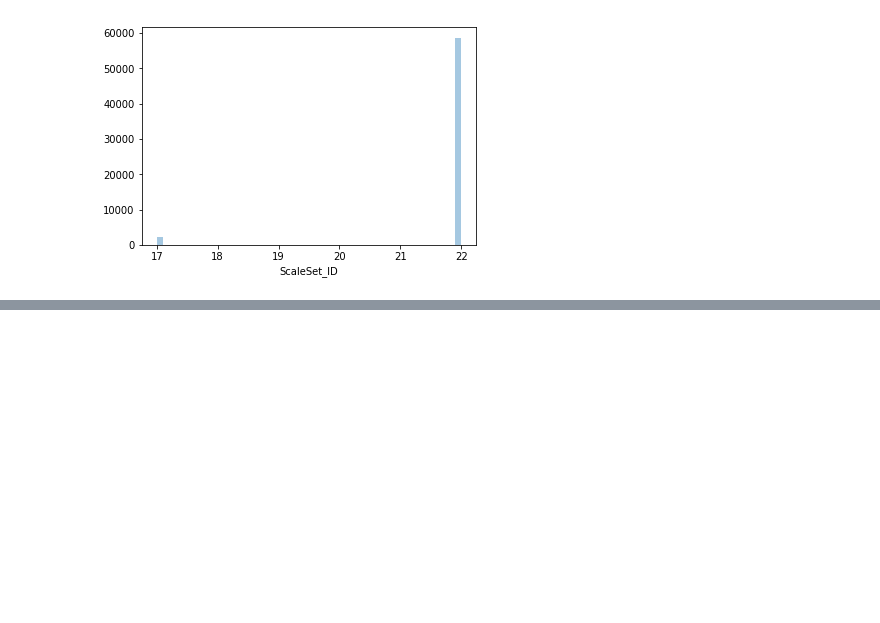
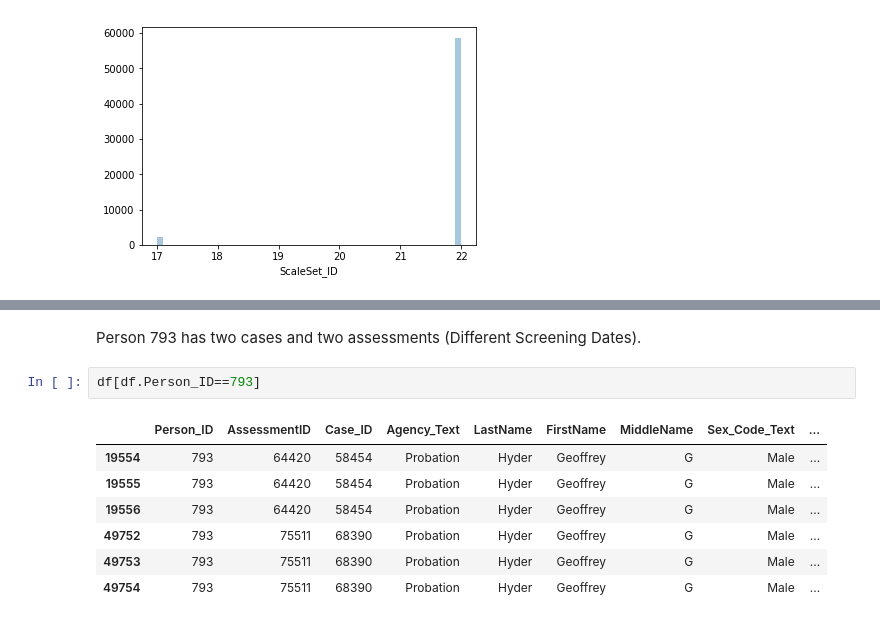
Before and after one commit to kpratikin/Credit-Card-Fraud, a Jupyter notebook: ML_Project.ipynb, the cells around one changed output, grey strips where cells are left out. Cells and saved outputs as stored; diff of their text form; blank space fills up the shorter version.

```diff
--- a/ML_Project.ipynb
+++ b/ML_Project.ipynb
@@ -279,0 +317,12 @@ sns.distplot(df.ScaleSet_ID,kde=False)
+# %% [markdown]
+Person 793 has two cases and two assessments (Different Screening Dates).
+# %%
+df[df.Person_ID==793]
+# %% [output]
+|  | Person_ID | AssessmentID | Case_ID | Agency_Text | LastName | FirstName | MiddleName | Sex_Code_Text | ... |
+| 19554 | 793 | 64420 | 58454 | Probation | Hyder | Geoffrey | G | Male | ... |
+| 19555 | 793 | 64420 | 58454 | Probation | Hyder | Geoffrey | G | Male | ... |
+| 19556 | 793 | 64420 | 58454 | Probation | Hyder | Geoffrey | G | Male | ... |
+| 49752 | 793 | 75511 | 68390 | Probation | Hyder | Geoffrey | G | Male | ... |
+| 49753 | 793 | 75511 | 68390 | Probation | Hyder | Geoffrey | G | Male | ... |
+| 49754 | 793 | 75511 | 68390 | Probation | Hyder | Geoffrey | G | Male | ... |
```
Also changed, not shown: parts of 12 cells of this notebook.
